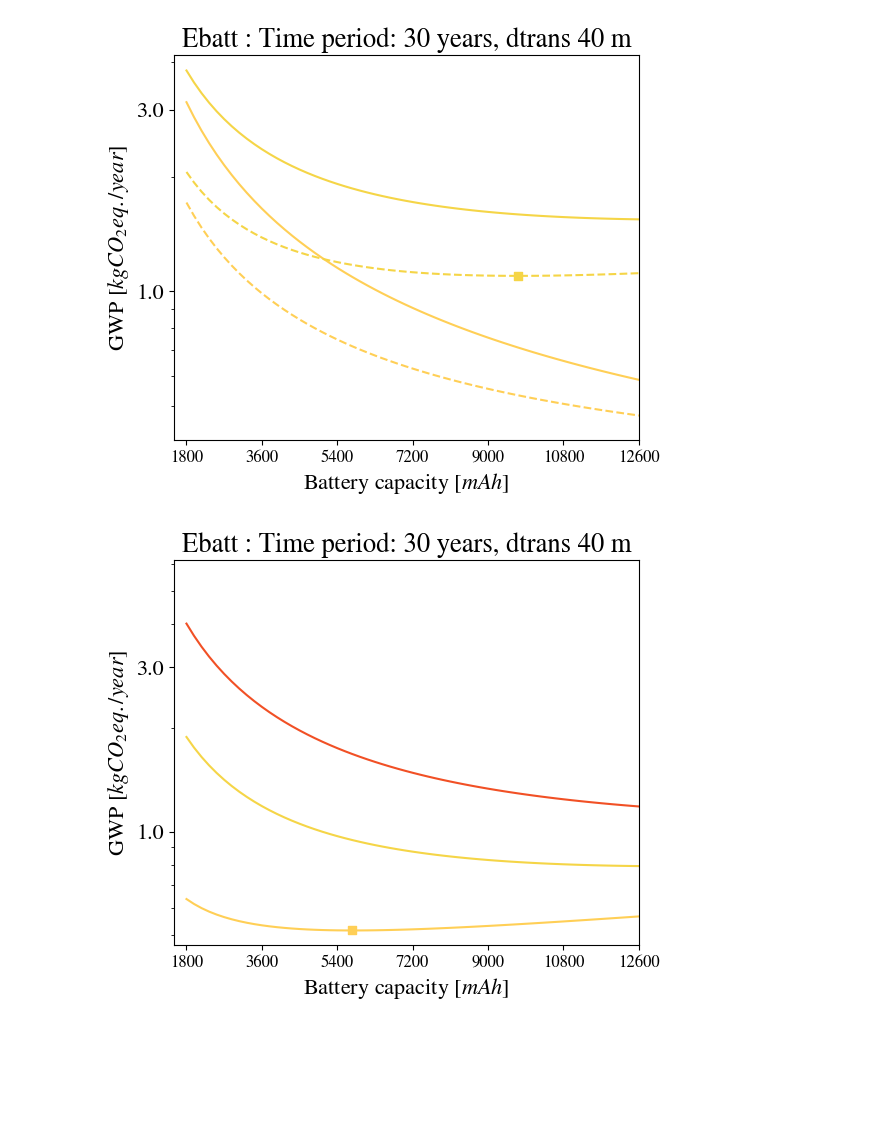
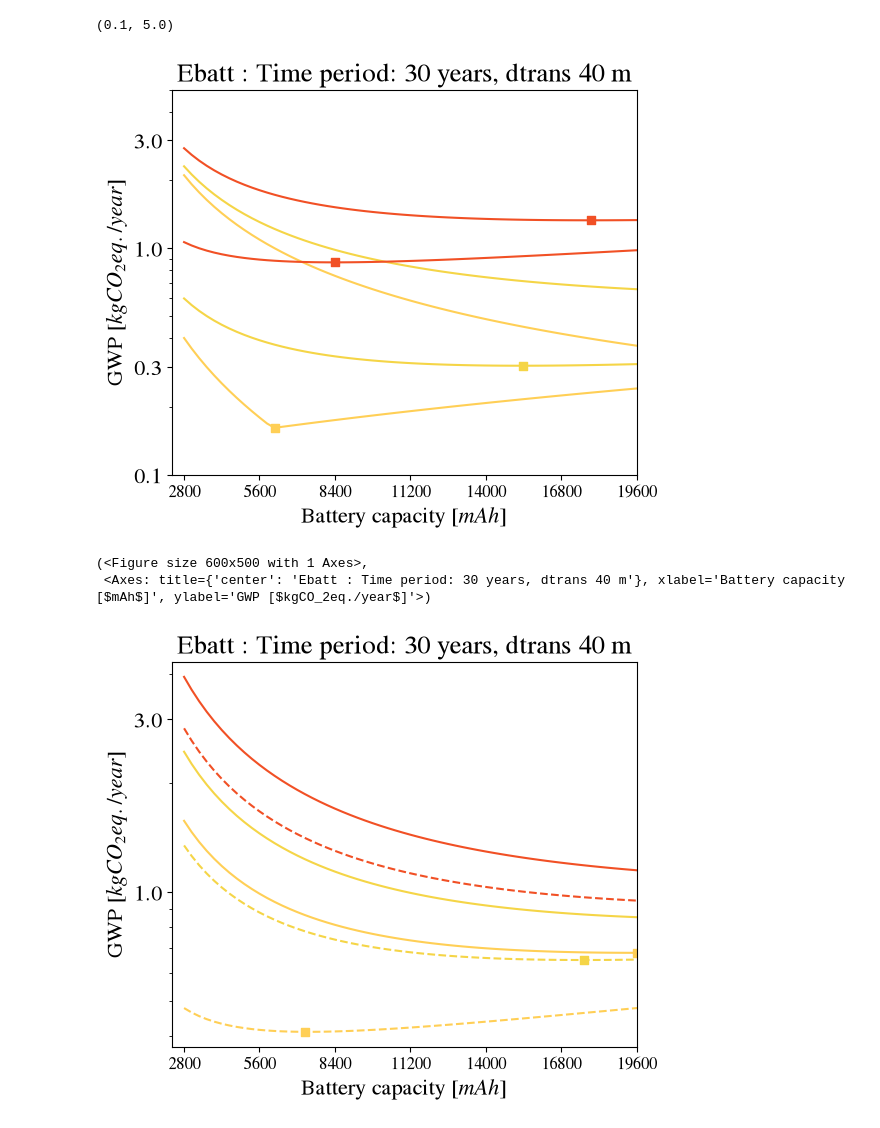
Before and after one commit to PolMaistriaux/IoT_Node_Modeling, a Jupyter notebook: Tests_Verified/NoteBook_Carbon_Footprint.ipynb, the cells around one changed output. Saved outputs shown, nothing was run; the diff lists cells and outputs as text; code cells hidden in the pictures; blank space fills up the shorter version.

```diff
--- a/Tests_Verified/NoteBook_Carbon_Footprint.ipynb
+++ b/Tests_Verified/NoteBook_Carbon_Footprint.ipynb
@@ -77,21 +66,19 @@ MCU_state_active_3V3  = Module_state("Active",i = 0,duration = None)
 MCU_module_3V3.add_state(MCU_state_active_3V3)
 # %%
 node_LDO = LDO(name = "Node LDO", v_out = 3.3, i_q = 1e-3, v_in = 3.3, module_list = module_List_3V3)
-node_Batt= Battery(name = "Node Batt.", v = 3.3, capacity_mAh = 1800, i = 0, selfdischarge_p_year = 5)
+node_Batt= Battery(name = "Node Batt.", v = 3.3, capacity_mAh = 2800, i = 0, selfdischarge_p_year = 5)
 
 node_lora = LoRa_Node(name= "IoT Node", module_list= module_List_3V3, PMU_composition =[node_LDO], Battery = node_Batt, radio_module = radio_module_3V3)
 
 node= LoRa_Node_profile("Node_profile", node_lora,  RX_state=radio_state_RX_3V3,TX_state=radio_state_TX_3V3,
-                    P_TX= PTX_PABOOST_configured, I_TX=I_PABoost_3V3 )
+                    P_TX= PTX_PABOOST_3V3, I_TX=I_PABoost_3V3 )
 
 this_task_tx0 = node.create_task_tx(name="TX-0", Ptx = 17,SF=7 ,Coding=1,Header=True,DE = 1,BW = 125e3, Payload = 50, TX_rate=24*1)
 this_task_rx0 = node.create_task_rx(name="RX-0", RX_rate=2, RX_duration=0.250 )
 
-this_task_tx1 = node.create_task_tx(name="TX-1", Ptx = 17,SF=12 ,Coding=1,Header=True,DE = 1,BW = 125e3, Payload = 50, TX_rate=24*1)
-this_task_rx1 = node.create_task_rx(name="RX-1", RX_rate=10, RX_duration=0.250 )
-
 
 node.add_task(task_TPHG_3V3,24*12)
+node.add_task(task_TPH_3V3 ,0)
 # %%
 def PL_model(d):
     return path_loss_PLd0(d=d, PLd0=94.40,d0=1, n=2.03)
@@ -130,5 +115,5 @@ Node Batt.   3.3          1800.0000    0.1461       1.3139
 # %%
-show = 0
+show = 1
 
 AA_series = 3
 AA_footprint = 0.165
@@ -225,25 +216,47 @@ deployment_sweep_fdata(Replacement_strategy = "Both",
 # %%
 
 n_years = 30
 km_trans = 40
 
 node.change_task_rate(task_TPHG_3V3,24*12)
+node.change_task_rate(this_task_tx0,24)
 this_task_tx0.set_distance(d= 700)
 
-deployment_sweep_ebatt(Replacement_strategy = "Both",
+fig , ax = deployment_sweep_ebatt(Replacement_strategy = "Complete",
                        Footprint=node_footprint,
                        Node=node,
                        Nyears=n_years,
                        dtrans=km_trans,
-                       param = [0,10] ,
+                       param = [0,3,10] ,
                        paramType ="rsd",
                        nAAmin = 1,
                        nAAmax=7,
                        nAA_step=0.1 ,
                        transport_model=F_trans,
                        filename = None      ,figsize =(6,5) )
+
+
+node.change_task_rate(task_TPHG_3V3,0)
+node.change_task_rate(task_TPH_3V3 ,24*12)
+
+fig , ax = deployment_sweep_ebatt(Replacement_strategy = "Complete",
+                       Footprint=node_footprint,
+                       Node=node,
+                       Nyears=n_years,
+                       dtrans=km_trans,
+                       param = [0,3,10] ,
+                       paramType ="rsd",
+                       nAAmin = 1,
+                       nAAmax=7,
+                       nAA_step=0.1 ,
+                       transport_model=F_trans,
+                       filename = None      ,figsize =(6,5) , figAppend=[fig,ax])
+
+ax.set_ylim(ymin = 0.1)
+ax.set_ylim(ymax = 5)
 # %% [output]
+(0.1, 5.0)
-[figure, old version]
+[figure, new version]
 # %%
 
 n_years = 30
@@ -252,7 +265,7 @@ km_trans = 40
 node.change_task_rate(task_TPHG_3V3,24*12)
 this_task_tx0.set_distance(d= 700)
 
-deployment_sweep_ebatt(Replacement_strategy = "Battery",
+deployment_sweep_ebatt(Replacement_strategy = "Both",
                        Footprint=node_footprint,
                        Node=node,
                        Nyears=n_years,
@@ -265,4 +278,6 @@ deployment_sweep_ebatt(Replacement_strategy = "Battery",
                        transport_model=F_trans,
                        filename = None      ,figsize =(6,5) )
 # %% [output]
+(<Figure size 600x500 with 1 Axes>,
+ <Axes: title={'center': 'Ebatt : Time period: 30 years, dtrans 40 m'}, xlabel='Battery capacity [$mAh$]', ylabel='GWP [$kgCO_2eq./year$]'>)
-[figure, old version]
+[figure, new version]
```
Also changed, not shown: parts of 8 cells of this notebook, 6 other files.
